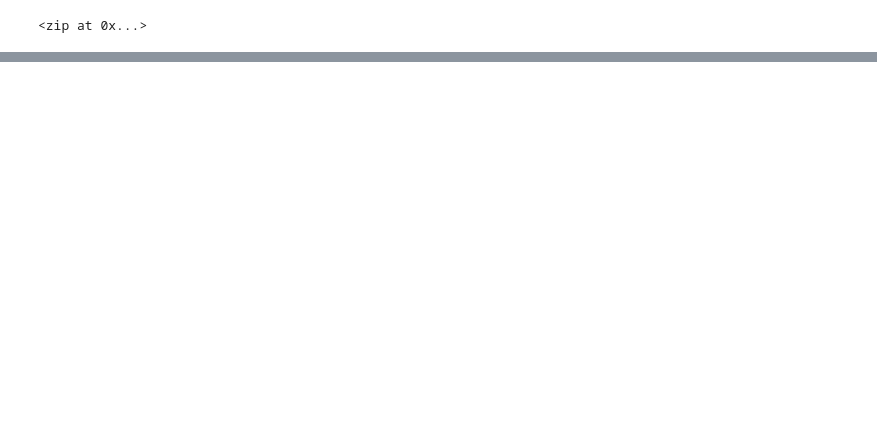
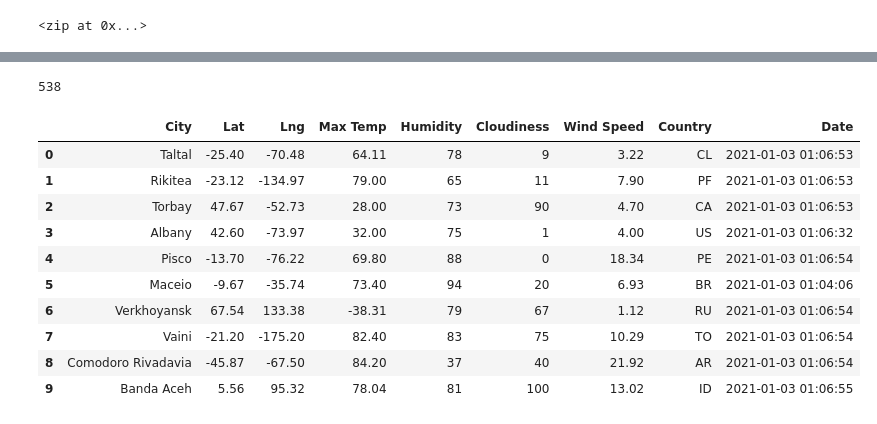
Before and after one commit to Kyle2Miles93/World_Weather_Analysis, a Jupyter notebook: WeatherPy.ipynb, the cells around one changed output, grey strips where cells are left out. Saved outputs shown, nothing was run; the diff lists cells and outputs as text; code cells hidden in the pictures; blank space fills up the shorter version.

```diff
--- a/WeatherPy.ipynb
+++ b/WeatherPy.ipynb
@@ -7,3 +10,5 @@ from citipy import citipy
+# %%
+url = "http://api.openweathermap.org/data/2.5/weather?units=Imperial&APPID=" + weather_api_key
 # %%
 # Create a set of latitude and longitude combinations.
 lats = np.random.uniform(-90.000, 90.000, size=1500)
@@ -31,0 +115,20 @@ len(cities)
+# %%
+len(city_data)
+# %% [output]
+538
+# %%
+# Convert the list of dictionaries into a Pandas DataFrame.
+city_data_df = pd.DataFrame(city_data)
+city_data_df.head(10)
+# %% [output]
+|  | City | Lat | Lng | Max Temp | Humidity | Cloudiness | Wind Speed | Country | Date |
+| 0 | Taltal | -25.40 | -70.48 | 64.11 | 78 | 9 | 3.22 | CL | 2021-01-03 01:06:53 |
+| 1 | Rikitea | -23.12 | -134.97 | 79.00 | 65 | 11 | 7.90 | PF | 2021-01-03 01:06:53 |
+| 2 | Torbay | 47.67 | -52.73 | 28.00 | 73 | 90 | 4.70 | CA | 2021-01-03 01:06:53 |
+| 3 | Albany | 42.60 | -73.97 | 32.00 | 75 | 1 | 4.00 | US | 2021-01-03 01:06:32 |
+| 4 | Pisco | -13.70 | -76.22 | 69.80 | 88 | 0 | 18.34 | PE | 2021-01-03 01:06:54 |
+| 5 | Maceio | -9.67 | -35.74 | 73.40 | 94 | 20 | 6.93 | BR | 2021-01-03 01:04:06 |
+| 6 | Verkhoyansk | 67.54 | 133.38 | -38.31 | 79 | 67 | 1.12 | RU | 2021-01-03 01:06:54 |
+| 7 | Vaini | -21.20 | -175.20 | 82.40 | 83 | 75 | 10.29 | TO | 2021-01-03 01:06:54 |
+| 8 | Comodoro Rivadavia | -45.87 | -67.50 | 84.20 | 37 | 40 | 21.92 | AR | 2021-01-03 01:06:54 |
+| 9 | Banda Aceh | 5.56 | 95.32 | 78.04 | 81 | 100 | 13.02 | ID | 2021-01-03 01:06:55 |
```
Also changed, not shown: parts of 5 cells of this notebook, 4 other files.
